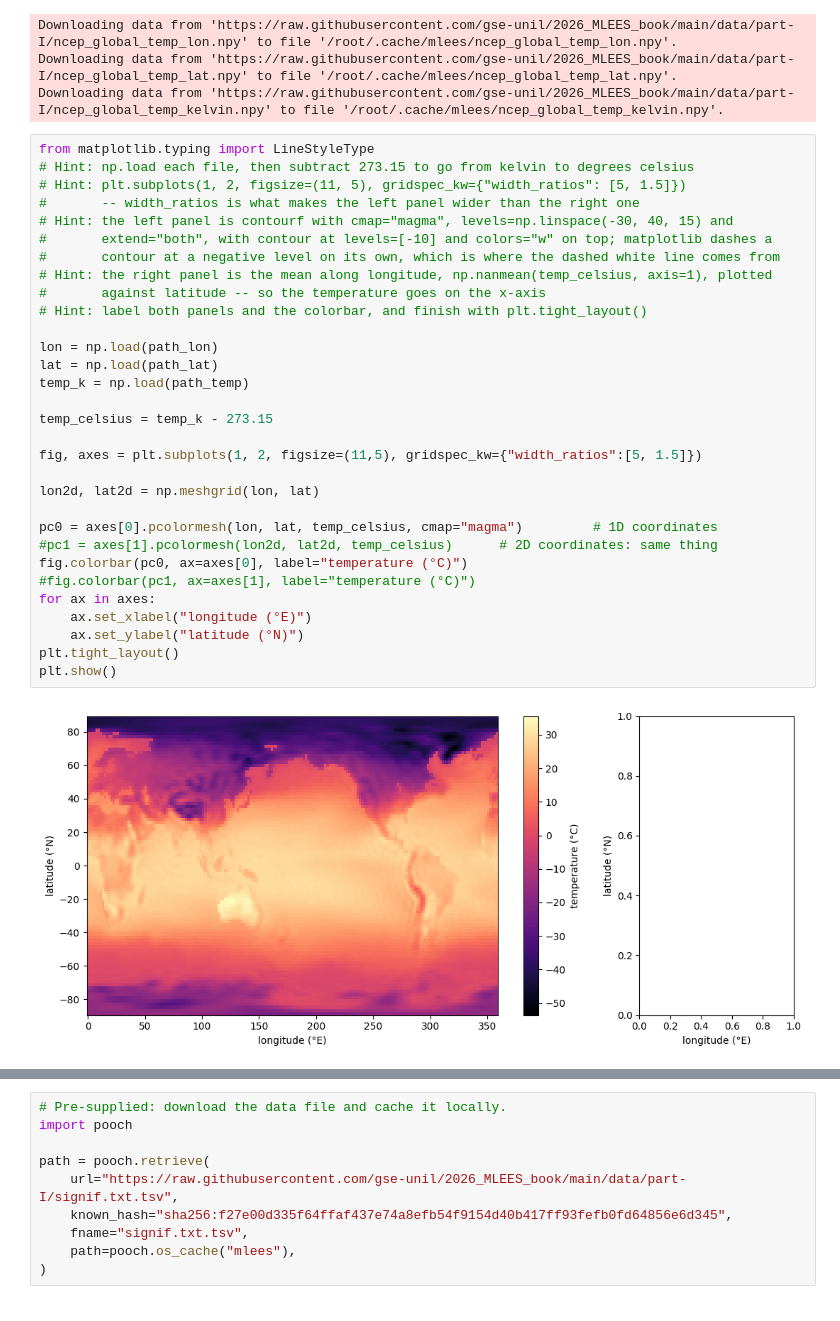
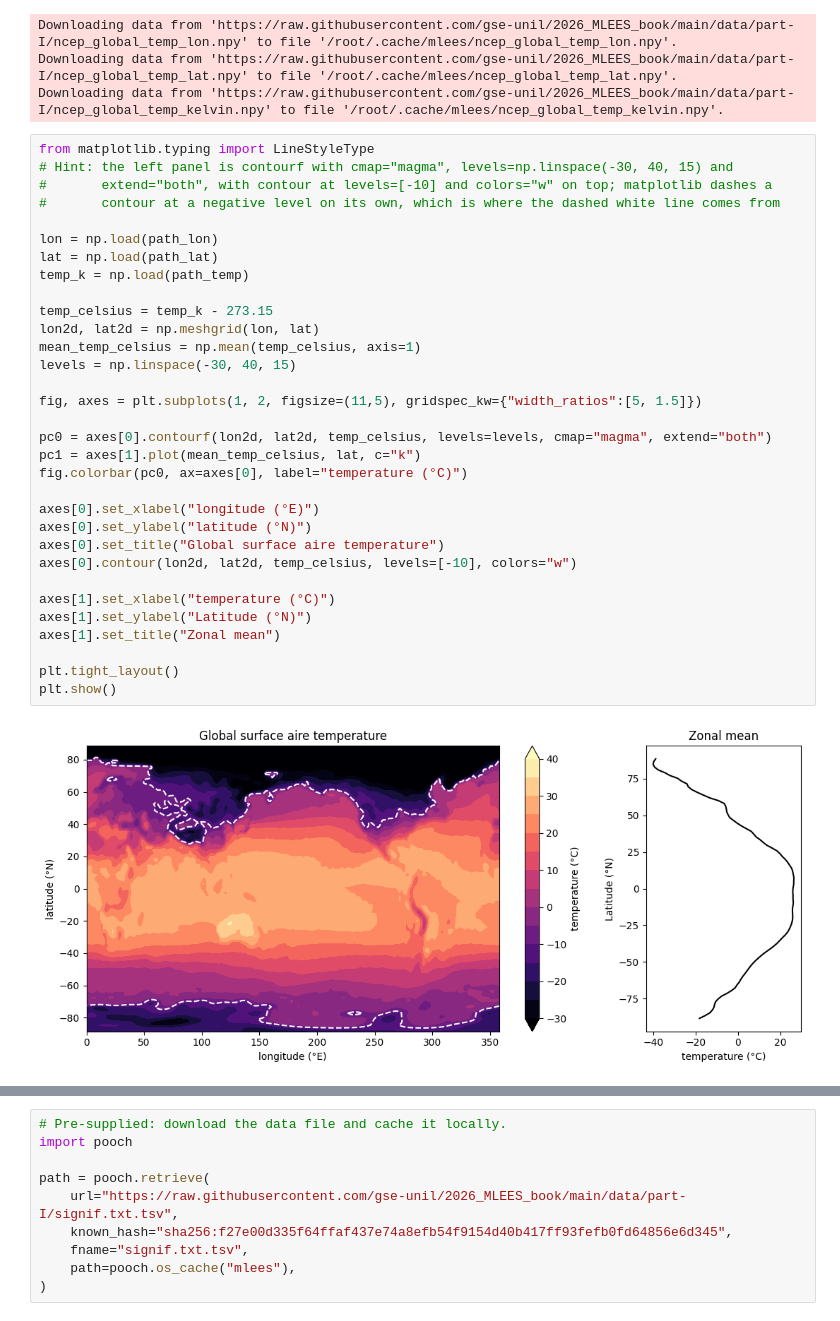
Before and after one commit to MaximeG2110/2026_Intro_Python, a Jupyter notebook: live/part-I/1.4-matplotlib-and-xarray-exercises.ipynb, the cells around one changed output, grey strips where cells are left out. Drawn from its saved outputs; the diff is of its cells as text.

```diff
--- a/live/part-I/1.4-matplotlib-and-xarray-exercises.ipynb
+++ b/live/part-I/1.4-matplotlib-and-xarray-exercises.ipynb
@@ -389,37 +389,38 @@ Downloading data from 'https://raw.githubusercontent.com/gse-unil/2026_MLEES_boo
 Downloading data from 'https://raw.githubusercontent.com/gse-unil/2026_MLEES_book/main/data/part-I/ncep_global_temp_kelvin.npy' to file '/root/.cache/mlees/ncep_global_temp_kelvin.npy'.
 # %%
 from matplotlib.typing import LineStyleType
-# Hint: np.load each file, then subtract 273.15 to go from kelvin to degrees celsius
-# Hint: plt.subplots(1, 2, figsize=(11, 5), gridspec_kw={"width_ratios": [5, 1.5]})
-#       -- width_ratios is what makes the left panel wider than the right one
 # Hint: the left panel is contourf with cmap="magma", levels=np.linspace(-30, 40, 15) and
 #       extend="both", with contour at levels=[-10] and colors="w" on top; matplotlib dashes a
 #       contour at a negative level on its own, which is where the dashed white line comes from
-# Hint: the right panel is the mean along longitude, np.nanmean(temp_celsius, axis=1), plotted
-#       against latitude -- so the temperature goes on the x-axis
-# Hint: label both panels and the colorbar, and finish with plt.tight_layout()
 
 lon = np.load(path_lon)
 lat = np.load(path_lat)
 temp_k = np.load(path_temp)
 
 temp_celsius = temp_k - 273.15
+lon2d, lat2d = np.meshgrid(lon, lat)
+mean_temp_celsius = np.mean(temp_celsius, axis=1)
+levels = np.linspace(-30, 40, 15)
 
 fig, axes = plt.subplots(1, 2, figsize=(11,5), gridspec_kw={"width_ratios":[5, 1.5]})
 
-lon2d, lat2d = np.meshgrid(lon, lat)
+pc0 = axes[0].contourf(lon2d, lat2d, temp_celsius, levels=levels, cmap="magma", extend="both")
+pc1 = axes[1].plot(mean_temp_celsius, lat, c="k")
+fig.colorbar(pc0, ax=axes[0], label="temperature (°C)")
 
-pc0 = axes[0].pcolormesh(lon, lat, temp_celsius, cmap="magma")         # 1D coordinates
-#pc1 = axes[1].pcolormesh(lon2d, lat2d, temp_celsius)      # 2D coordinates: same thing
-fig.colorbar(pc0, ax=axes[0], label="temperature (°C)")
-#fig.colorbar(pc1, ax=axes[1], label="temperature (°C)")
-for ax in axes:
-    ax.set_xlabel("longitude (°E)")
-    ax.set_ylabel("latitude (°N)")
+axes[0].set_xlabel("longitude (°E)")
+axes[0].set_ylabel("latitude (°N)")
+axes[0].set_title("Global surface aire temperature")
+axes[0].contour(lon2d, lat2d, temp_celsius, levels=[-10], colors="w")
+
+axes[1].set_xlabel("temperature (°C)")
+axes[1].set_ylabel("Latitude (°N)")
+axes[1].set_title("Zonal mean")
+
 plt.tight_layout()
 plt.show()
 # %% [output]
-[figure, old version]
+[figure, new version]
 # %% [markdown]
 ## Exercise 20: Historic significant earthquakes
 
```
